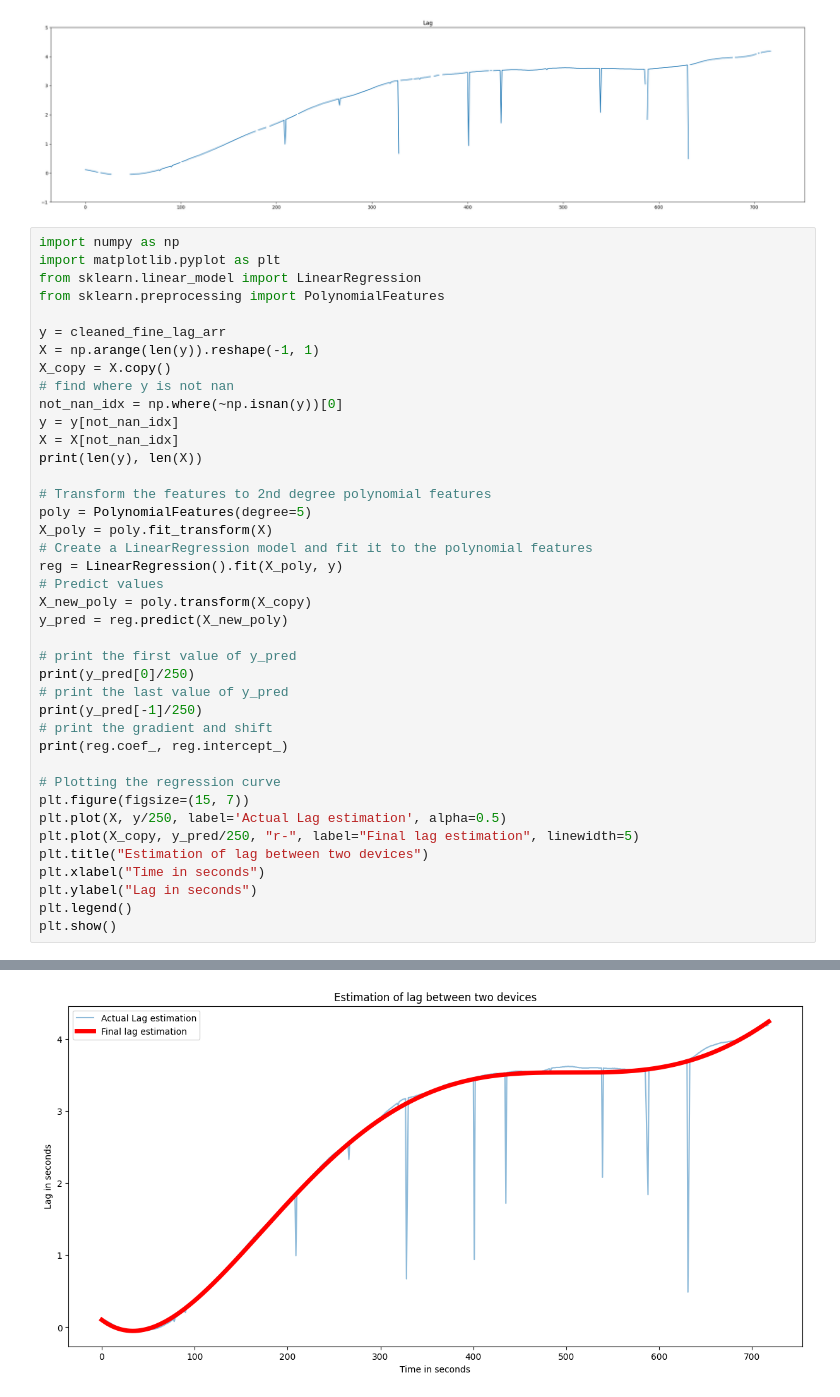
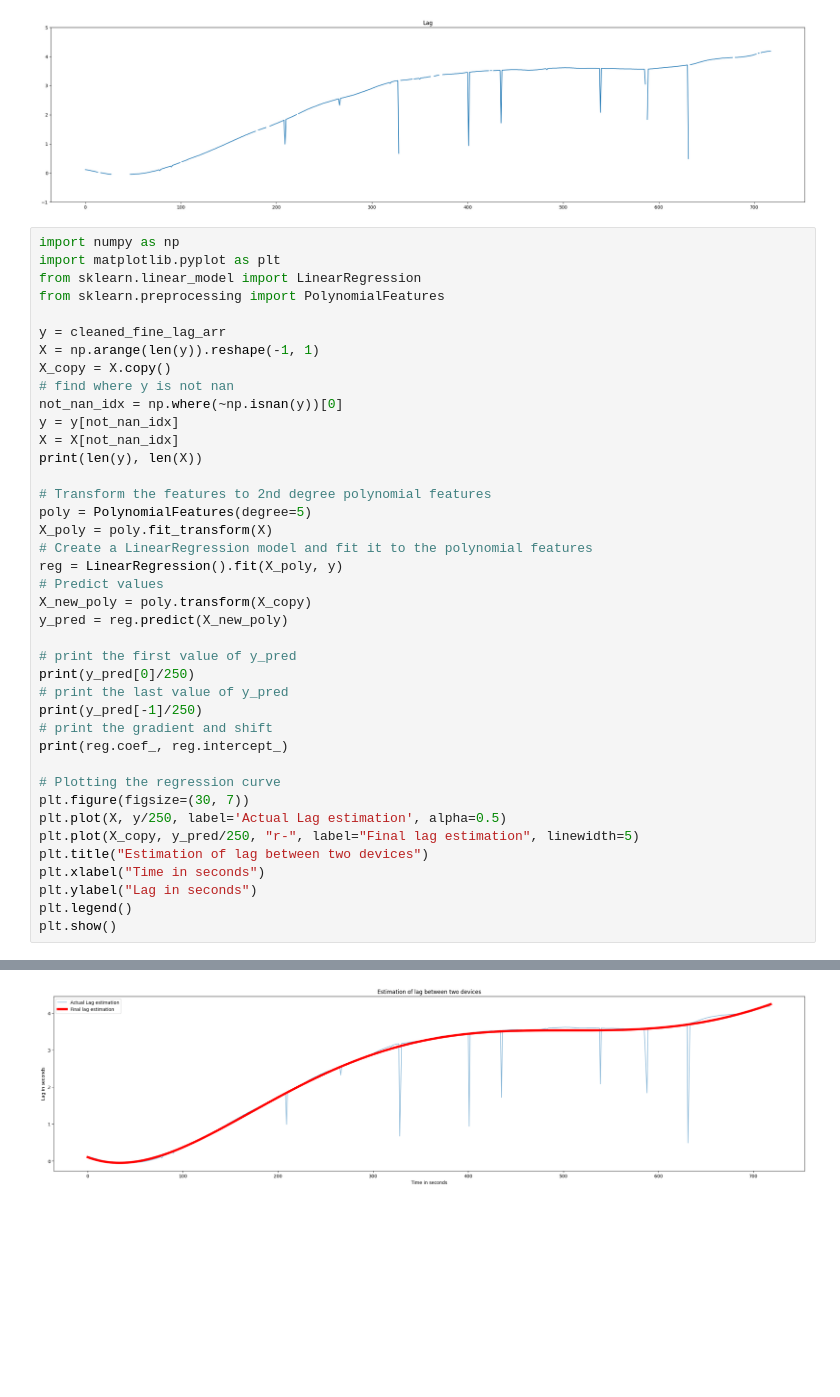
Before and after one commit to iduntech/idn-sync-data, a Jupyter notebook: sync_data.ipynb, the cells around one changed output, grey strips where cells are left out. Cells and saved outputs as stored; diff of their text form; blank space fills up the shorter version.

```diff
--- a/sync_data.ipynb
+++ b/sync_data.ipynb
@@ -309,32 +309,32 @@ print(len(y), len(X))
 # Transform the features to 2nd degree polynomial features
 poly = PolynomialFeatures(degree=5)
 X_poly = poly.fit_transform(X)
 # Create a LinearRegression model and fit it to the polynomial features
 reg = LinearRegression().fit(X_poly, y)
 # Predict values
 X_new_poly = poly.transform(X_copy)
 y_pred = reg.predict(X_new_poly)
 
 # print the first value of y_pred
 print(y_pred[0]/250)
 # print the last value of y_pred
 print(y_pred[-1]/250)
 # print the gradient and shift
 print(reg.coef_, reg.intercept_)
 
 # Plotting the regression curve
-plt.figure(figsize=(15, 7))
+plt.figure(figsize=(30, 7))
 plt.plot(X, y/250, label='Actual Lag estimation', alpha=0.5)
 plt.plot(X_copy, y_pred/250, "r-", label="Final lag estimation", linewidth=5)
 plt.title("Estimation of lag between two devices")
 plt.xlabel("Time in seconds")
 plt.ylabel("Lag in seconds")
 plt.legend()
 plt.show()
 # %% [output]
 675 675
 0.10268855291511454
 4.240692944320308
 [ 0.00000000e+00 -2.41860393e+00  4.21024770e-02 -1.26522462e-04
   1.46915474e-07 -5.84163033e-11] 25.672138228778635
-[figure, old version]
+[figure, new version]
```
Also changed, not shown: parts of 2 cells of this notebook.
